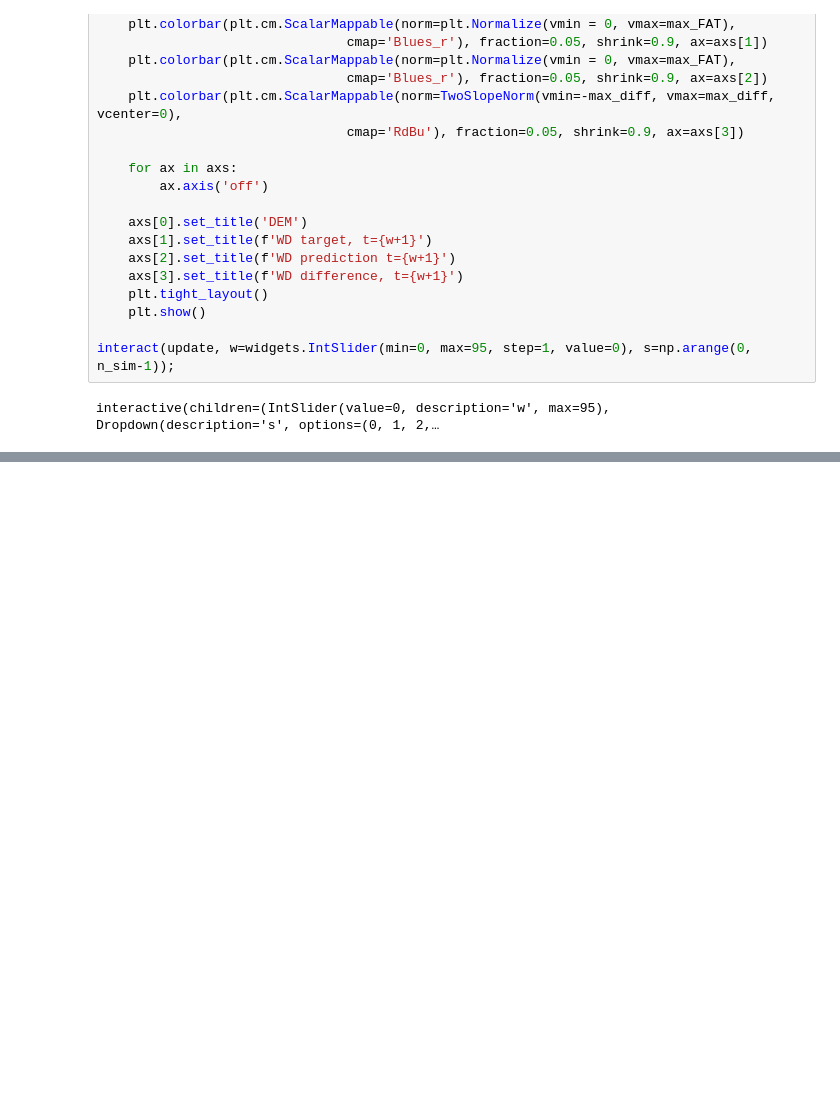
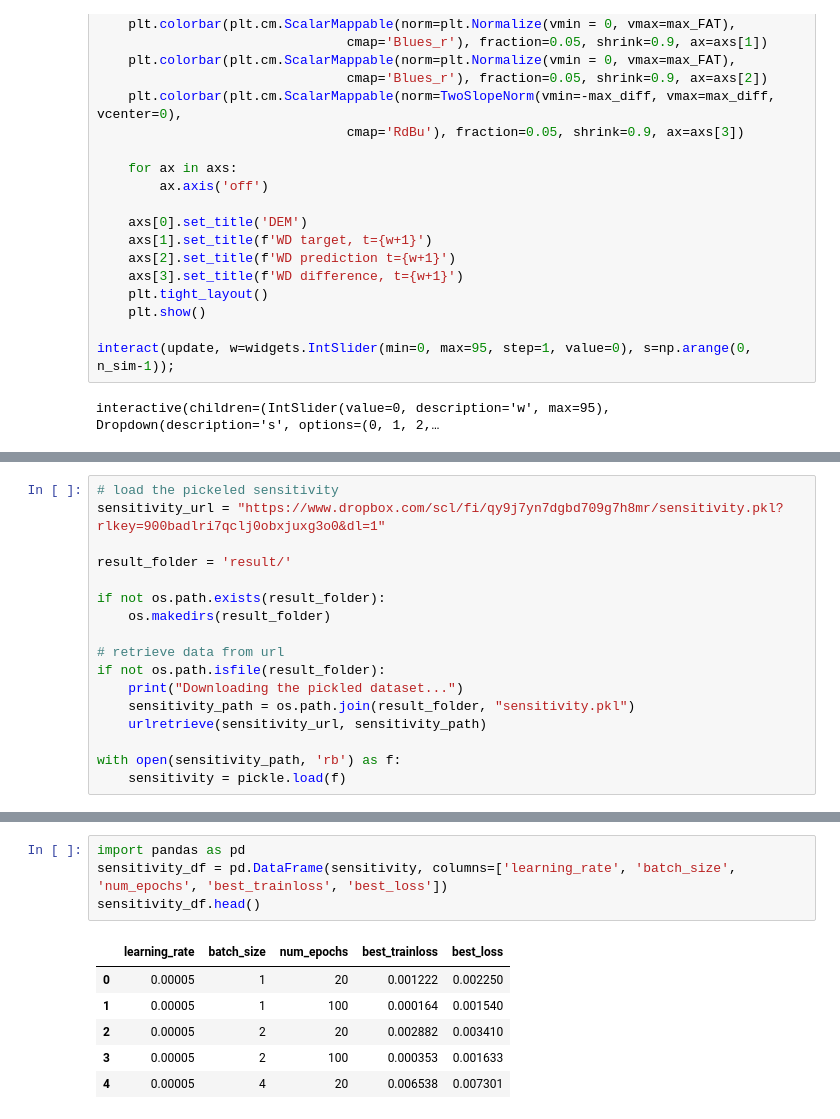
Before and after one commit to SjoCno/Flood-5, a Jupyter notebook: notebooks/All_timesteps.ipynb, the cells around one changed output, grey strips where cells are left out. Drawn from its saved outputs; the diff is of its cells as text; blank space fills up the shorter version.

```diff
--- a/notebooks/All_timesteps.ipynb
+++ b/notebooks/All_timesteps.ipynb
@@ -664,0 +696,17 @@ sensitivity = grid_search(hyperparameters, training_dataset, val_dataset)
+# %%
+# load the pickeled sensitivity
+sensitivity_url = "https://www.dropbox.com/scl/fi/qy9j7yn7dgbd709g7h8mr/sensitivity.pkl?rlkey=900badlri7qclj0obxjuxg3o0&dl=1"
+
+result_folder = 'result/'
+
+if not os.path.exists(result_folder):
+    os.makedirs(result_folder)
+
+# retrieve data from url
+if not os.path.isfile(result_folder):
+    print("Downloading the pickled dataset...")
+    sensitivity_path = os.path.join(result_folder, "sensitivity.pkl")
+    urlretrieve(sensitivity_url, sensitivity_path)
+
+with open(sensitivity_path, 'rb') as f:
+    sensitivity = pickle.load(f)
@@ -664,0 +715,11 @@ sensitivity = grid_search(hyperparameters, training_dataset, val_dataset)
+# %%
+import pandas as pd
+sensitivity_df = pd.DataFrame(sensitivity, columns=['learning_rate', 'batch_size', 'num_epochs', 'best_trainloss', 'best_loss'])
+sensitivity_df.head()
+# %% [output]
+|  | learning_rate | batch_size | num_epochs | best_trainloss | best_loss |
+| 0 | 0.00005 | 1 | 20 | 0.001222 | 0.002250 |
+| 1 | 0.00005 | 1 | 100 | 0.000164 | 0.001540 |
+| 2 | 0.00005 | 2 | 20 | 0.002882 | 0.003410 |
+| 3 | 0.00005 | 2 | 100 | 0.000353 | 0.001633 |
+| 4 | 0.00005 | 4 | 20 | 0.006538 | 0.007301 |
```
Also changed, not shown: parts of 16 cells of this notebook, 9 other files.
